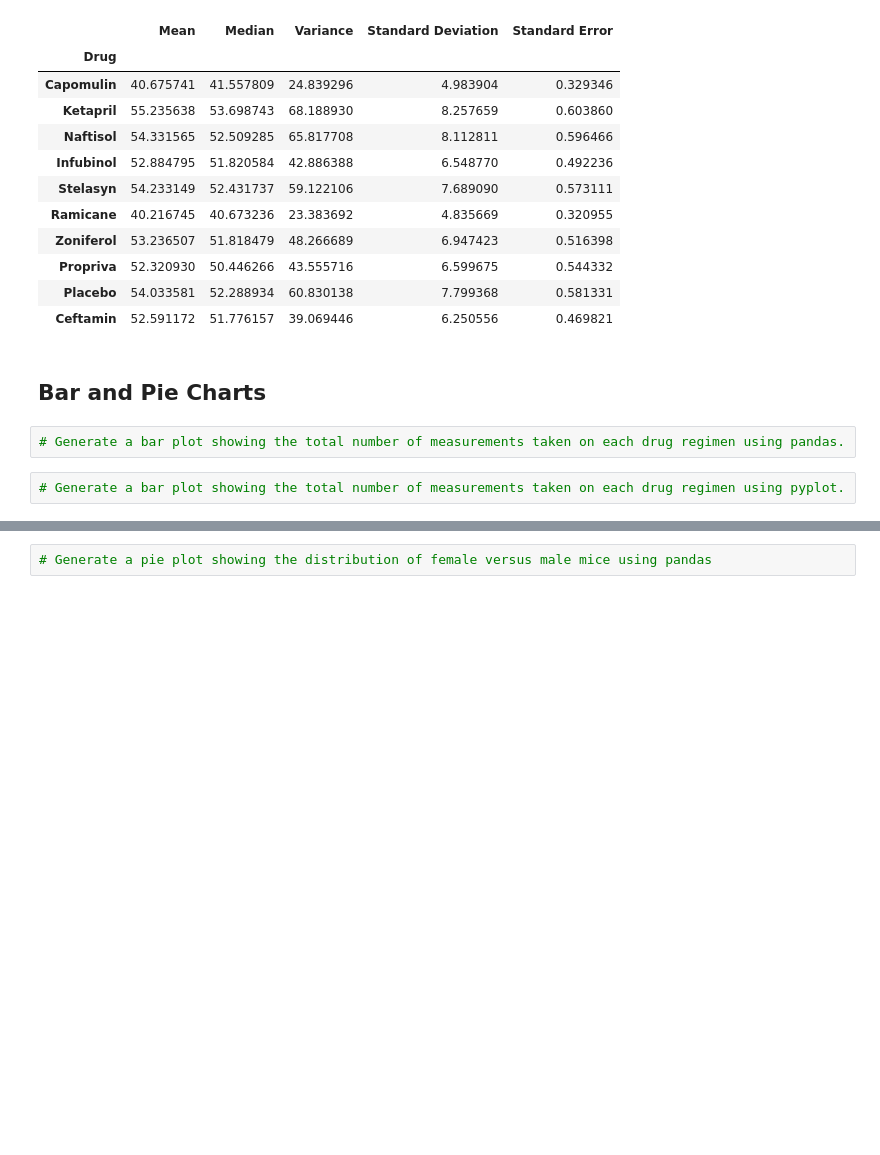
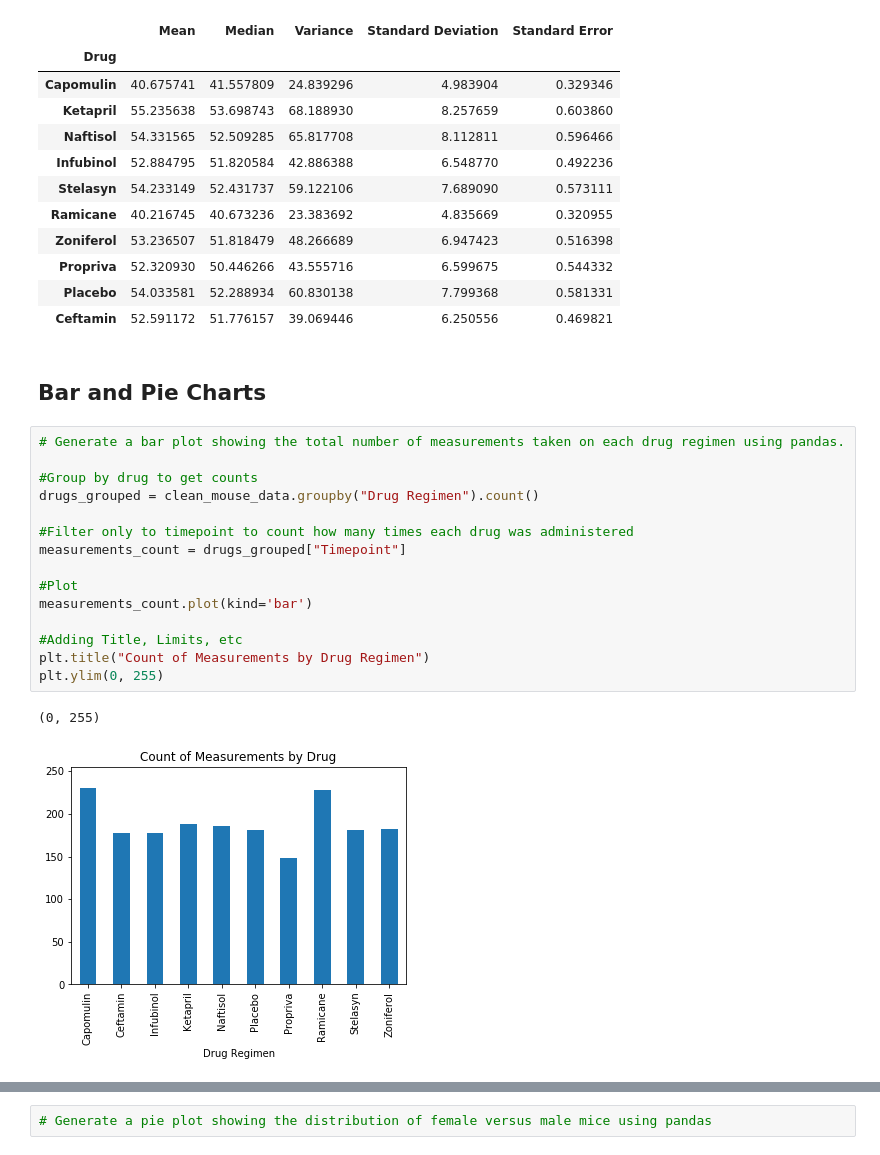
Before and after one commit to tkadamson/Matplotlib-Cancer-Trial-Plots, a Jupyter notebook: pymaceuticals.ipynb, the cells around one changed output, grey strips where cells are left out. Cells and saved outputs as stored; diff of their text form; blank space fills up the shorter version.

Commit message:
Added bar graphs for the count of each drug regimen: Grouped by drug, counted instance of measurements, graphed using pandas and matplotlib

```diff
--- a/pymaceuticals.ipynb
+++ b/pymaceuticals.ipynb
@@ -119,7 +119,21 @@ summary_df
 | Ceftamin | 52.591172 | 51.776157 | 39.069446 | 6.250556 | 0.469821 |
 # %% [markdown]
 ## Bar and Pie Charts
-# %%
-# Generate a bar plot showing the total number of measurements taken on each drug regimen using pandas.
-# %%
-# Generate a bar plot showing the total number of measurements taken on each drug regimen using pyplot.
+# %%
+# Generate a bar plot showing the total number of measurements taken on each drug regimen using pandas.
+
+#Group by drug to get counts
+drugs_grouped = clean_mouse_data.groupby("Drug Regimen").count()
+
+#Filter only to timepoint to count how many times each drug was administered
+measurements_count = drugs_grouped["Timepoint"]
+
+#Plot
+measurements_count.plot(kind='bar')
+
+#Adding Title, Limits, etc
+plt.title("Count of Measurements by Drug Regimen")
+plt.ylim(0, 255)
+# %% [output]
+(0, 255)
+[figure, added]
```
Also changed, not shown: parts of 2 cells of this notebook.
